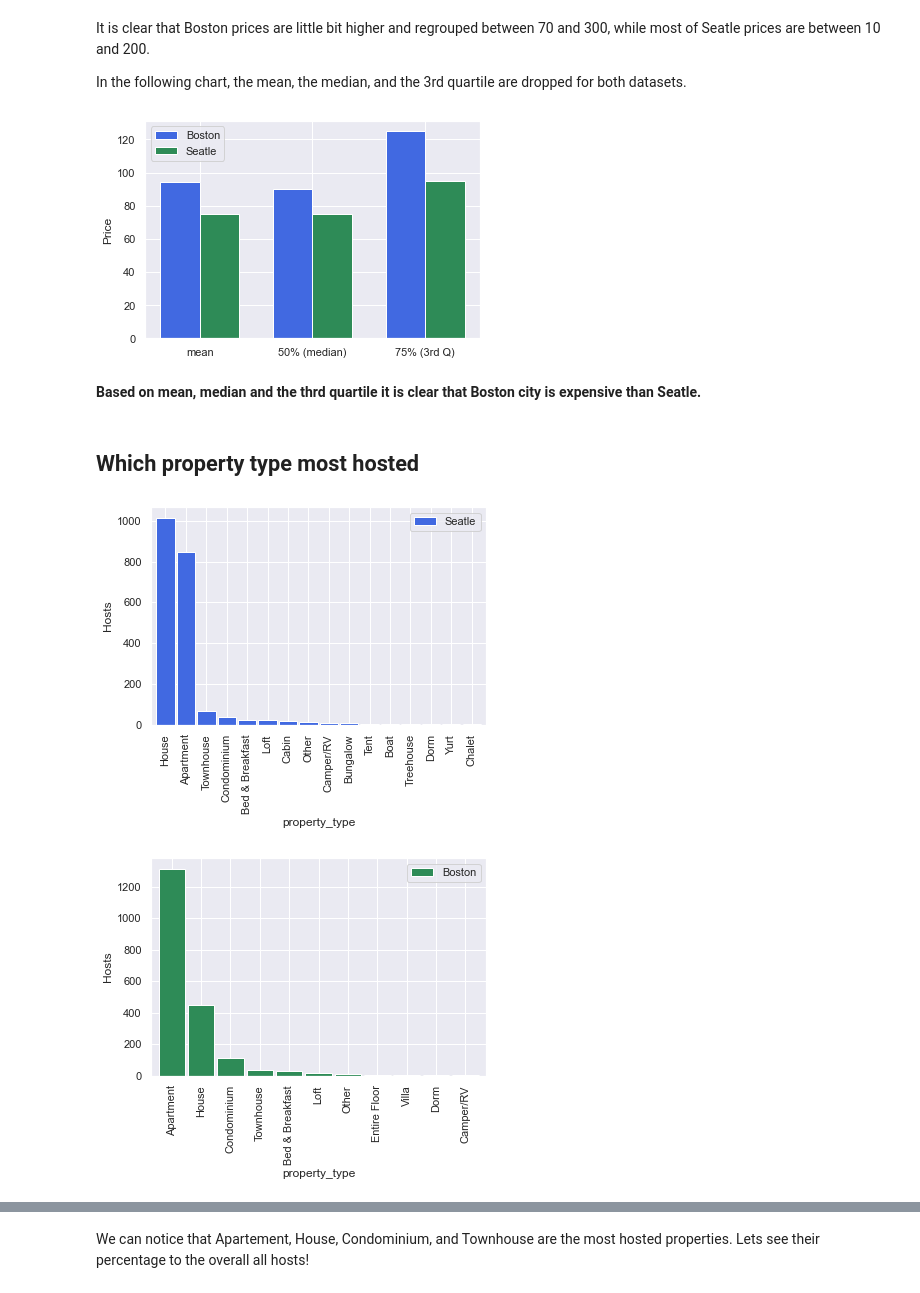
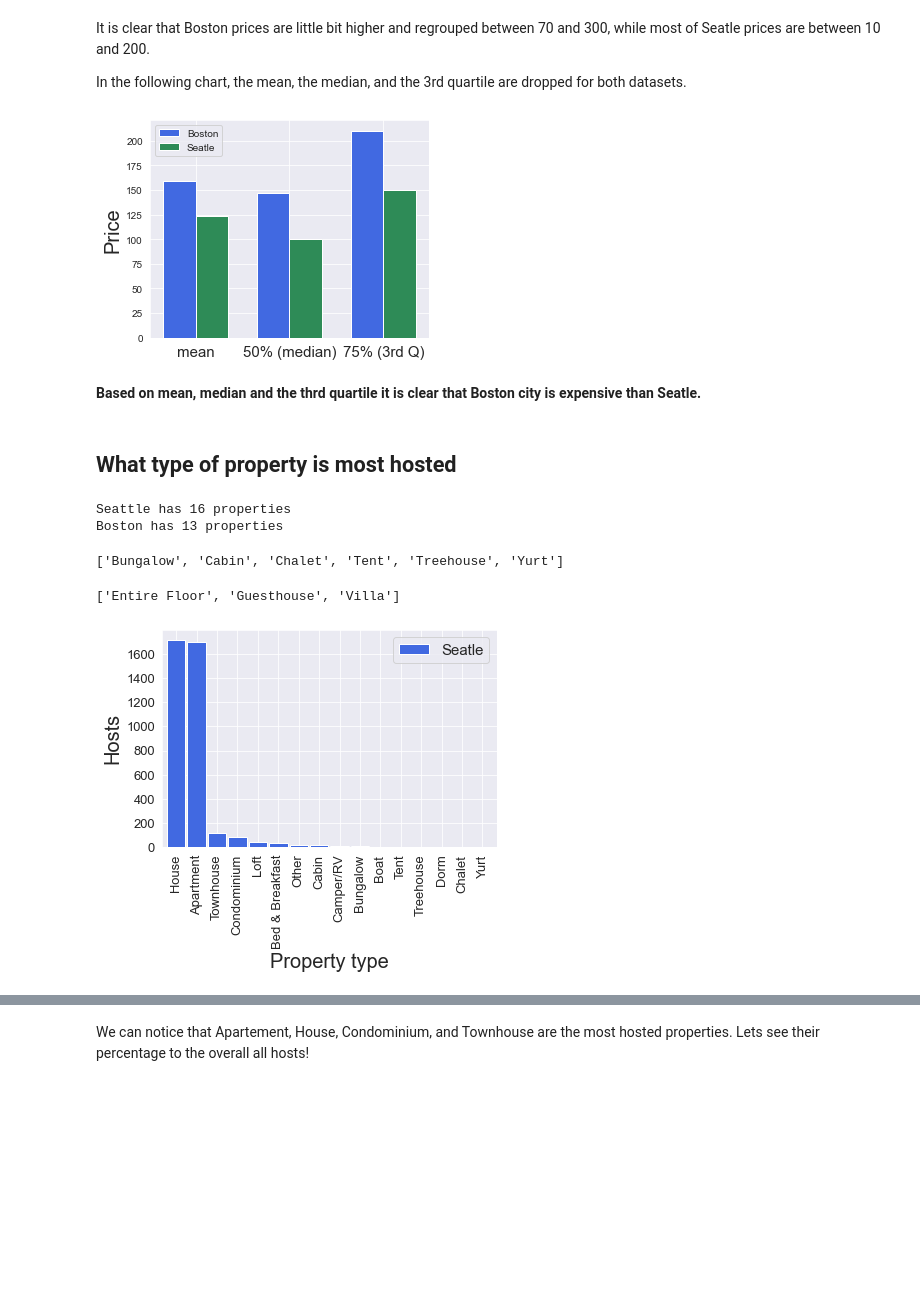
Before and after one commit to khaledbenag/Airbnb_price_prediction, a Jupyter notebook: Airbnb.ipynb, the cells around one changed output, grey strips where cells are left out. Cells and saved outputs as stored; diff of their text form; code cells hidden in the pictures; blank space fills up the shorter version.

```diff
--- a/Airbnb.ipynb
+++ b/Airbnb.ipynb
@@ -8,6 +8,8 @@ import pandas as pd
 import seaborn as sns
 import os
 import matplotlib.pyplot as plt
+import seaborn as sns
+sns.set_style(style= "darkgrid")
 # %% [markdown]
 ### Load data
 # %%
@@ -104,6 +106,10 @@ seatle_data.dropna(subset=["price"], inplace=True)
 boston_data.dropna(subset=["price"], inplace=True)
 # %% [markdown]
 Remove outliers
-# %%
-seatle_data = seatle_data[seatle_data['price'] < se["75%"]]
-boston_data = boston_data[boston_data['price'] < bo["75%"]]
+# %%
+# remove instance with more than 500 dollars
+seatle_data = seatle_data[seatle_data['price'] < 500]
+boston_data = boston_data[boston_data['price'] < 500]
+
+print("Seattle listings: {}".format(len(seatle_data)))
+print("Boston listings: {}".format(len(boston_data)))
@@ -285,40 +296,56 @@ In the following chart, the mean, the median, and the 3rd quartile are dropped f
 # %%
 # get mean, median and 3rd quartile of the price.
 se = seatle_data["price"].describe().drop(["count", "min", "max","std","25%"])
 bo = boston_data["price"].describe().drop(["count", "min", "max","std","25%"])
 # plot mean, median, 3rd Q
-fig = plt.figure()
+fig = plt.figure(figsize=(5,4))
 ax = fig.add_subplot(111)
 ind = np.array([1, 2, 3])
 rects1 = ax.bar(ind, bo, 0.35, color='royalblue', label = 'Boston')
 rects2 = ax.bar(ind+0.35, se, 0.35, color='seagreen', label = 'Seatle')
-plt.xticks(ind+0.35/2 , ('mean', '50% (median)', '75% (3rd Q)'))
-plt.ylabel("Price")
+plt.xticks(ind+0.35/2 , ('mean', '50% (median)', '75% (3rd Q)'), fontsize=15)
+plt.ylabel("Price", fontsize=20)
+plt.xlabel("",fontsize=20)
 # Finding the best position for legends and putting it
 plt.legend(loc='best')
-plt.show()
+plt.savefig("figures/price_metrics.png", dpi = 600,  bbox_inches='tight')
 # %% [output]
-[figure, old version]
+[figure, new version]
 # %% [markdown]
 **Based on mean, median and the thrd quartile it is clear that Boston city is expensive than Seatle.**
 # %% [markdown]
-## Which property type most hosted
+## What type of property is most hosted
+# %%
+prop_seatle = seatle_data.groupby("property_type")["id"].count()
+prop_boston = boston_data.groupby("property_type")["id"].count()
+print("Seattle has {} properties ".format(len(prop_seatle)))
+print("Boston has {} properties ".format(len(prop_boston)))
+# %% [output]
+Seattle has 16 properties
+Boston has 13 properties
+# %%
+# properties only in Seattle
+prop_not_in_boston = [x for x in prop_seatle.index.to_list() if x not in prop_boston.index.to_list()]
+prop_not_in_boston
+# %% [output]
+['Bungalow', 'Cabin', 'Chalet', 'Tent', 'Treehouse', 'Yurt']
+# %%
+# Properties only in Boston
+prop_not_in_seatle = [x for x in prop_boston.index.to_list() if x not in prop_seatle.index.to_list()]
+prop_not_in_seatle
+# %% [output]
+['Entire Floor', 'Guesthouse', 'Villa']
 # %%
-perc_seatle = seatle_data.groupby("property_type")["id"].count().sort_values(ascending = False)
-perc_seatle.plot(kind = 'bar', width= 0.9, color='royalblue', label = 'Seatle')
-
-plt.ylabel("Hosts")
-# Finding the best position for legends and putting it
-plt.legend(loc='best')
-plt.show()
+def plot_prop_byhosts(df, name="Seattle", color = "royalblue"):
+    """Plot the numbers of hosting for each type of property"""
+    perc_seatle = df.groupby("property_type")["id"].count().sort_values(ascending = False)
+    perc_seatle.plot(kind = 'bar', width= 0.9, color=color, label = 'Seatle', fontsize=13)
+    plt.ylabel("Hosts", fontsize=20)
+    plt.xlabel("Property type", fontsize=20)
+    # Finding the best position for legends and putting it
+    plt.legend(loc='best', fontsize=15)
+    plt.savefig("figures/{}_propType.png".format(name), dpi = 600,  bbox_inches='tight')
+    plt.show()
+plot_prop_byhosts(seatle_data, name="Seattle")
 # %% [output]
-[figure, old version]
+[figure, new version]
-# %%
-perc_boston = boston_data.groupby("property_type")["id"].count().sort_values(ascending = False)
-perc_boston.plot(kind = 'bar', width= 0.9, color='seagreen', label = 'Boston')
-plt.ylabel("Hosts")
-# Finding the best position for legends and putting it
-plt.legend(loc='best')
-plt.show()
-# %% [output]
-[figure, removed]
```
Also changed, not shown: parts of 56 cells of this notebook, 19 other files.
